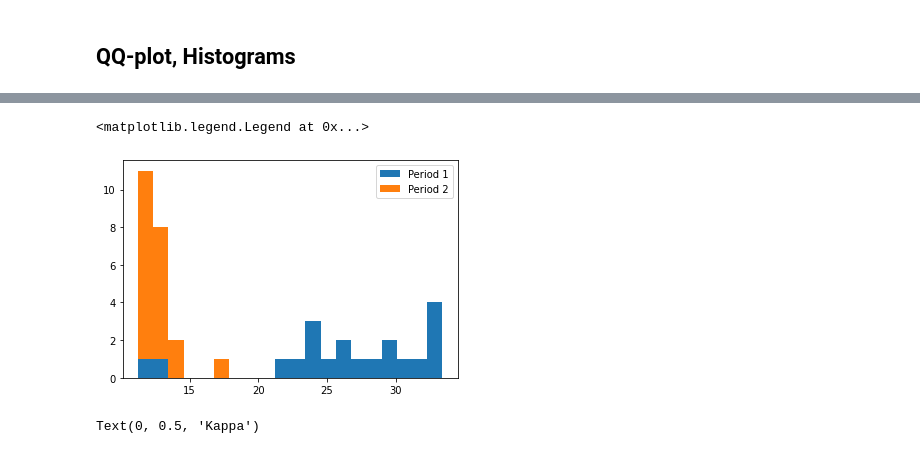
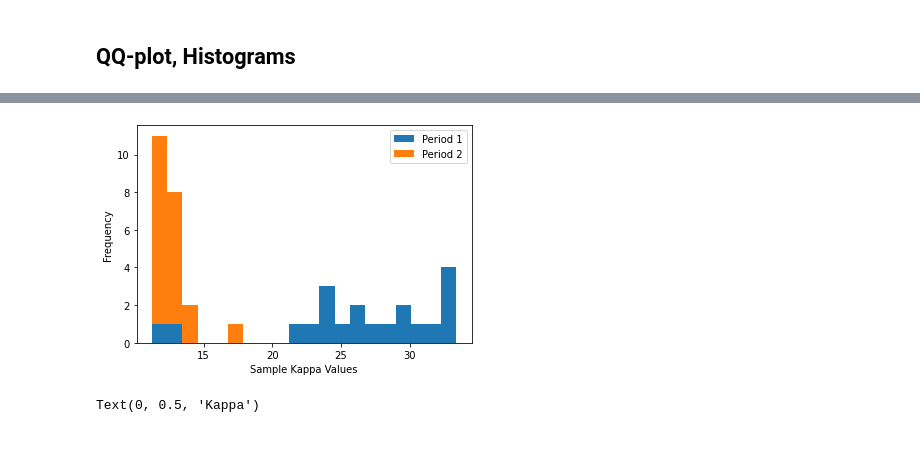
Before and after one commit to E-Lombo/che223-statistics, a Jupyter notebook: Assignment 2/data.ipynb, the cells around one changed output, grey strips where cells are left out. Cells and saved outputs as stored; diff of their text form; code cells hidden in the pictures.

```diff
--- a/Assignment 2/data.ipynb
+++ b/Assignment 2/data.ipynb
@@ -63,9 +67,11 @@ array([[<AxesSubplot:title={'center':'Period 1'}>,
 # %%
 plt.hist(df1, bins=20, histtype='barstacked')
 plt.legend(df1.columns)
+plt.xlabel('Sample Kappa Values')
+plt.ylabel('Frequency')
+plt.show()
 # %% [output]
-<matplotlib.legend.Legend at 0x...>
-[figure, old version]
+[figure, new version]
 # %%
 df1.boxplot(grid=False)
 plt.ylabel('Kappa')
```
Also changed, not shown: parts of 2 cells of this notebook.
